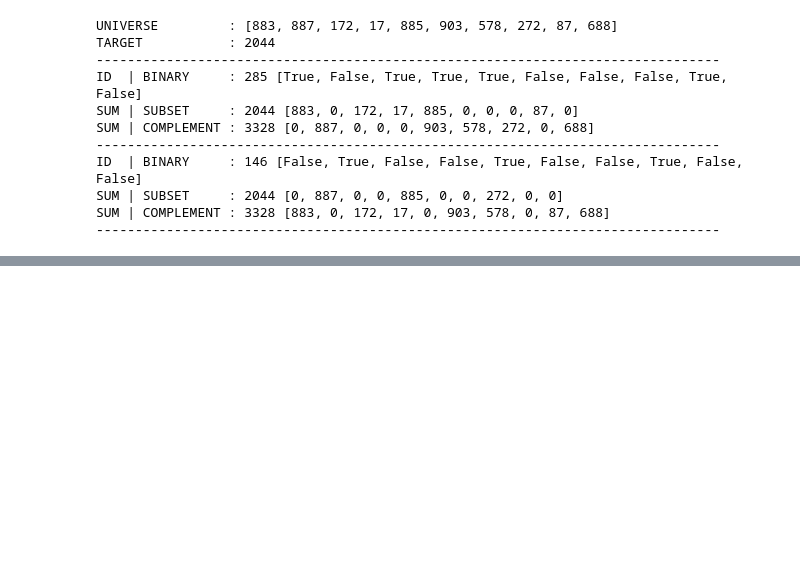
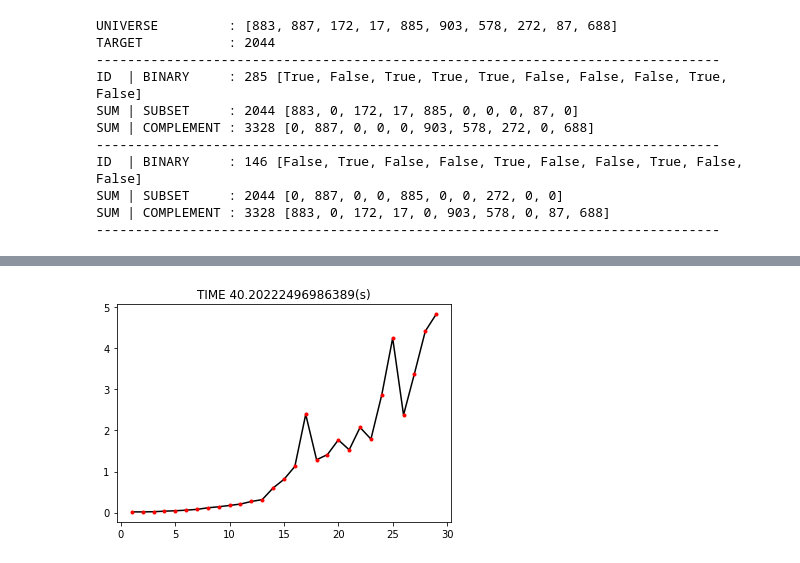
Before and after one commit to maxtuno/SATX, a Jupyter notebook: doc/SAT-X.ipynb, the cells around one changed output, grey strips where cells are left out. Cells and saved outputs as stored; diff of their text form; code cells hidden in the pictures; blank space fills up the shorter version.

```diff
--- a/doc/SAT-X.ipynb
+++ b/doc/SAT-X.ipynb
@@ -130,0 +221,54 @@ SUM | COMPLEMENT : 3328 [883, 0, 172, 17, 0, 903, 578, 0, 87, 688]
+# %%
+import time
+import satx
+import numpy as np
+import matplotlib.pyplot as plt
+
+def gen_instance(n):
+    import random
+    y = list(range(1, n + 1))
+    random.shuffle(y)
+    return [abs(y[i + 1] - y[i]) for i in range(n - 1)]
+
+start = time.time()
+
+times = []
+sizes = []
+
+for n in range(1, 30):
+    diffs = gen_instance(n)
+
+    ini = time.time()
+
+    satx.engine(n.bit_length() + 1, cnf_path='tmp.cnf')
+
+    x = satx.vector(size=n)
+
+    satx.all_different(x)
+
+    satx.apply_single(x, lambda a: 1 <= a <= n)
+
+    for i in range(n - 1):
+        assert satx.index(i, diffs) == satx.one_of([x[i + 1] - x[i], x[i] - x[i + 1]])
+
+    if satx.satisfy('kissat'):
+        end = time.time() - ini
+        xx = [abs(x[i + 1] - x[i]) for i in range(n - 1)]
+        if xx == diffs:
+            sizes.append(n)
+            times.append(end)
+        else:
+            raise Exception('Error!')
+    else:
+        raise Exception('Error!')
+
+    satx.reset()
+
+end = time.time() - start
+plt.title('TIME {}(s)'.format(end))
+plt.plot(sizes, times, 'k-')
+plt.plot(sizes, times, 'r.')
+plt.show()
+plt.close()
+# %% [output]
+[figure, added]
```
Also changed, not shown: parts of 7 cells of this notebook.
